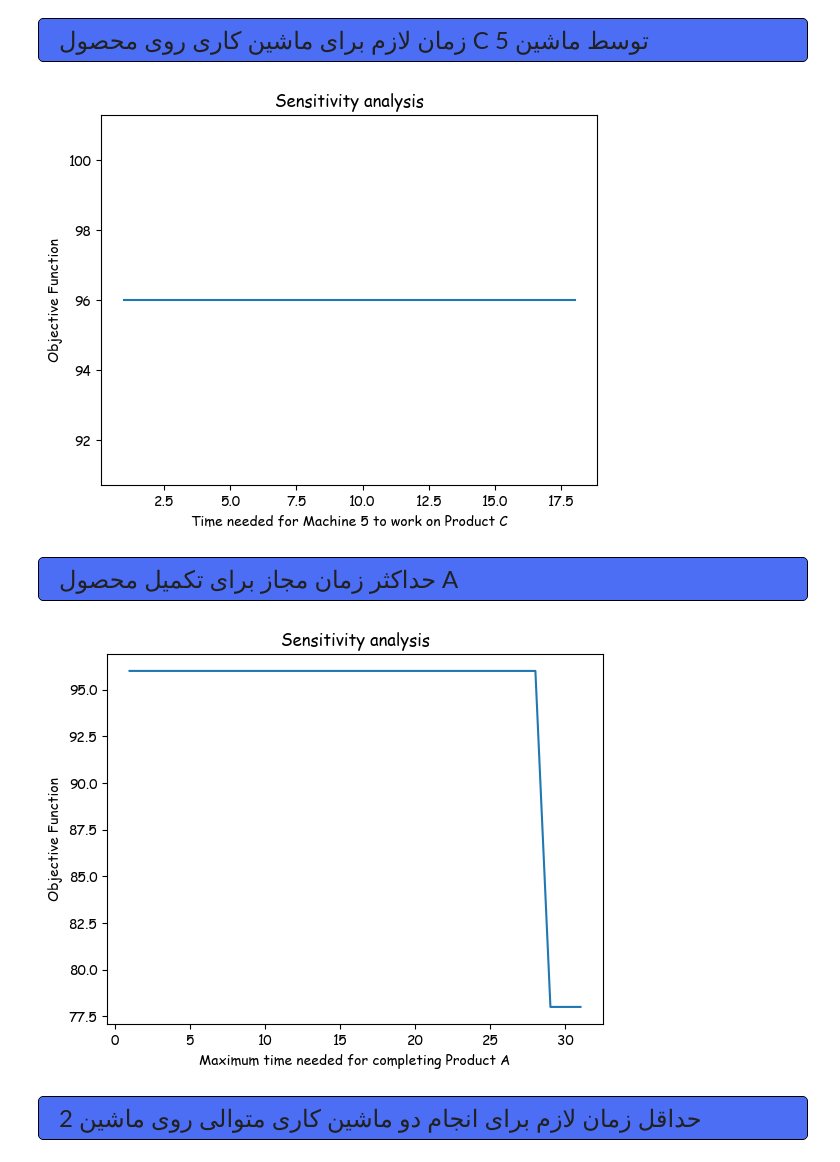
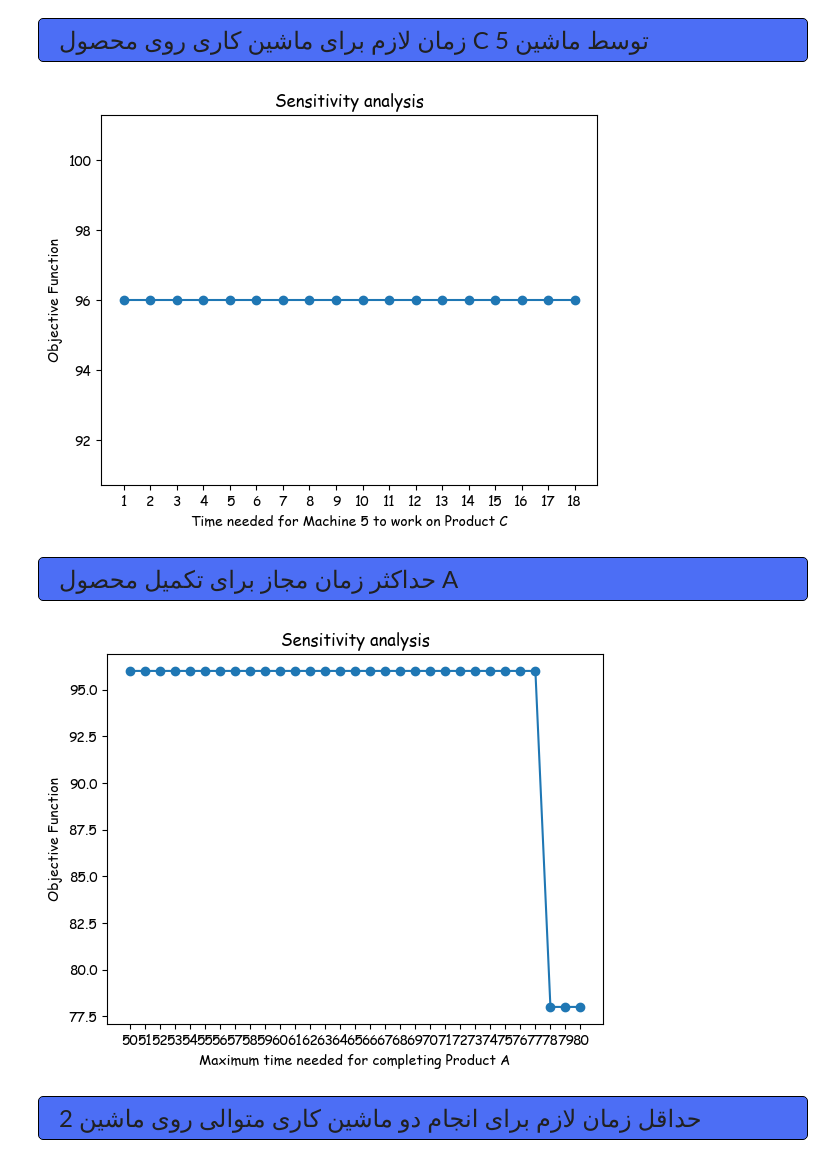
Before and after one commit to hadihe2002/pyomo, a Jupyter notebook: pyomo.ipynb, the cells around one changed output. Drawn from its saved outputs; the diff is of its cells as text; code cells hidden in the pictures.

```diff
--- a/pyomo.ipynb
+++ b/pyomo.ipynb
@@ -246,14 +253,16 @@ plot_lists(answers, xlabel="Time needed for Machine 4 to work on Product A")
 # %%
 model_3 = model.clone()
 
+xticks = range(1, 18+1)
+
 answers = []
-for i in range(1, 18+1):
+for i in xticks:
     model_3.time_params[(5,3)] = i
     answers.append(solve(model_3))
 
-plot_lists(answers, xlabel="Time needed for Machine 5 to work on Product C")
+plot_lists(answers, xlabel="Time needed for Machine 5 to work on Product C", xticks=xticks)
 # %% [output]
-[figure, old version]
+[figure, new version]
 # %% [markdown]
 <div style="font-family: Vazirmatn; font-size:24px; direction: rtl; display: flex; align-items:center; justify-content:center; align-text:center; background-color: #4c6ef5; padding: 10px 20px;border: 1px solid black; border-radius: 5px">
 حداکثر زمان مجاز برای تکمیل محصول A
@@ -261,15 +270,17 @@ plot_lists(answers, xlabel="Time needed for Machine 5 to work on Product C")
 # %%
 model_4 = model.clone()
 
+xticks = range(50, 80+1)
+
 answers = []
-for k in range(50, 80+1):
+for k in xticks:
     model_4.del_component(model_4.A_finish_time)
     model_4.A_finish_time = Constraint(expr=model_4.Y[4, 1] <= k)
     answers.append(solve(model_4))
 
-plot_lists(answers, xlabel="Maximum time needed for completing Product A")
+plot_lists(answers, xlabel="Maximum time needed for completing Product A", xticks=xticks)
 # %% [output]
-[figure, old version]
+[figure, new version]
 # %% [markdown]
 <div style="font-family: Vazirmatn; font-size:24px; direction: rtl; display: flex; align-items:center; justify-content:center; align-text:center; background-color: #4c6ef5; padding: 10px 20px;border: 1px solid black; border-radius: 5px">
  حداقل زمان لازم برای انجام دو ماشین کاری متوالی روی ماشین 2
```
Also changed, not shown: parts of 4 cells of this notebook, 1 other file.
